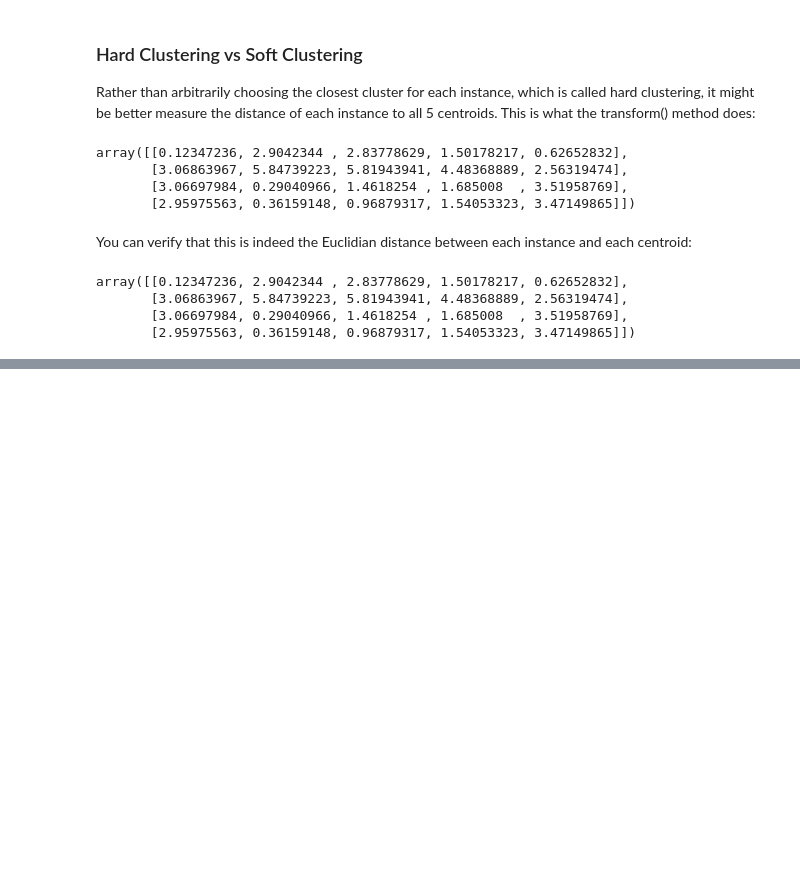
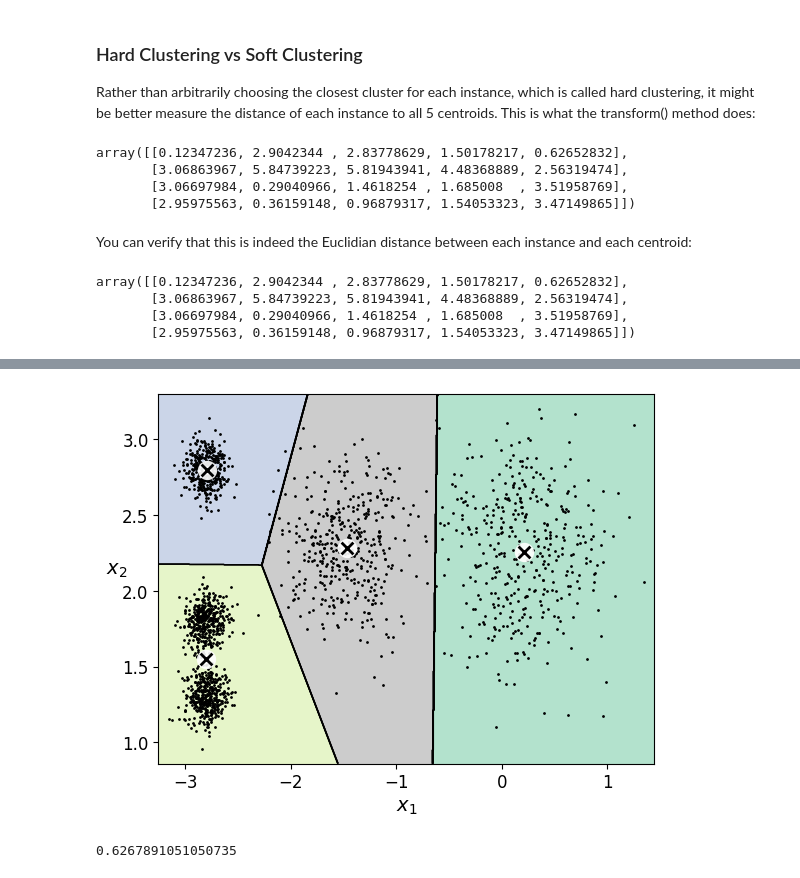
Before and after one commit to jocoolner/ML_Selfstudy, a Jupyter notebook: C9.ipynb, the cells around one changed output, grey strips where cells are left out. Saved outputs shown, nothing was run; the diff lists cells and outputs as text; code cells hidden in the pictures; blank space fills up the shorter version.

```diff
--- a/C9.ipynb
+++ b/C9.ipynb
@@ -179,0 +259,5 @@ array([[0.12347236, 2.9042344 , 2.83778629, 1.50178217, 0.62652832],
+# %%
+plot_decision_boundaries(kmeans_per_k[4-1], X)
+plt.show()
+# %% [output]
+[figure, added]
@@ -179,0 +266,4 @@ array([[0.12347236, 2.9042344 , 2.83778629, 1.50178217, 0.62652832],
+# %%
+silhouette_score(X, kmeans.labels_)
+# %% [output]
+0.6267891051050735
```
Also changed, not shown: parts of 18 cells of this notebook.
